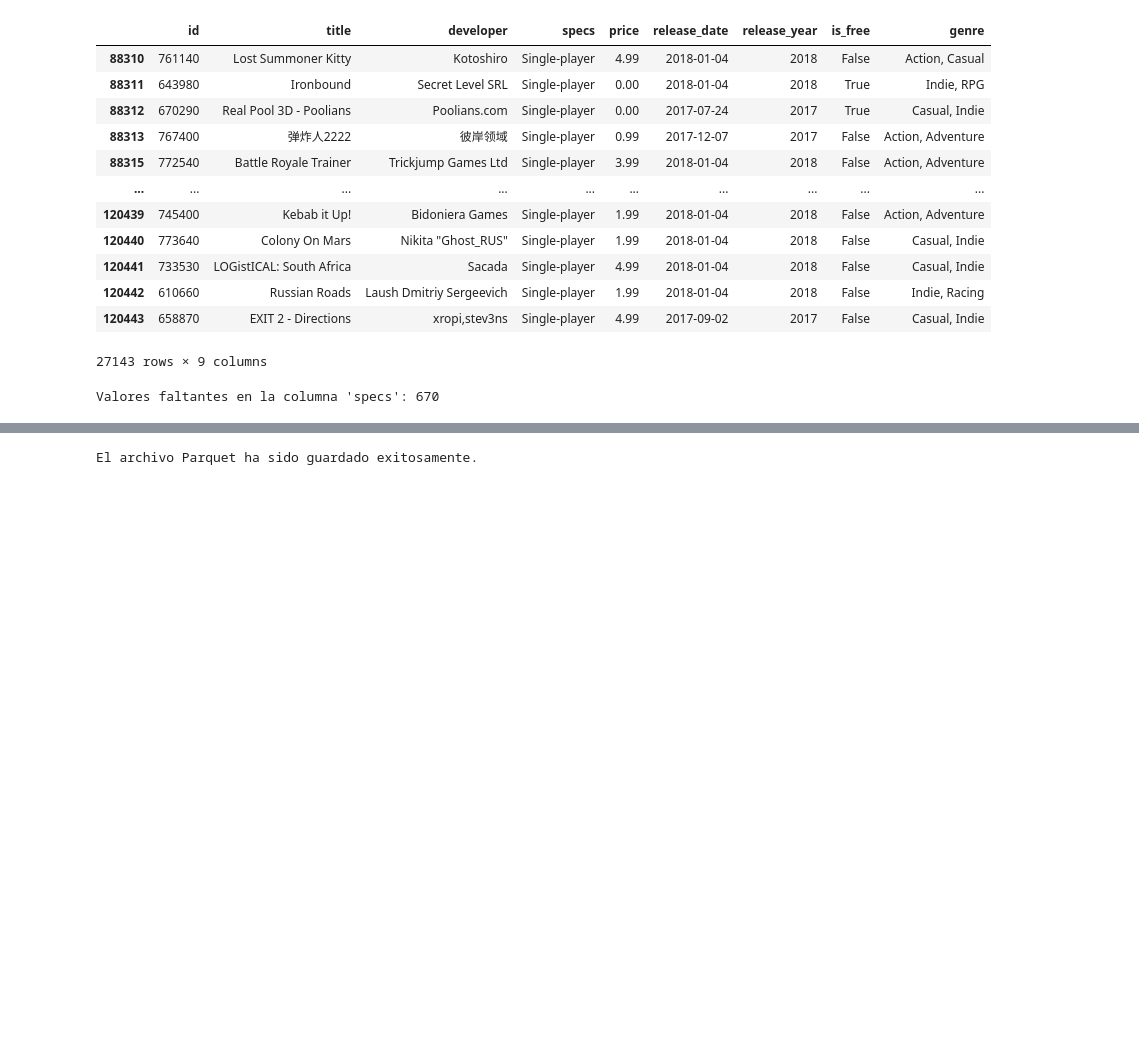
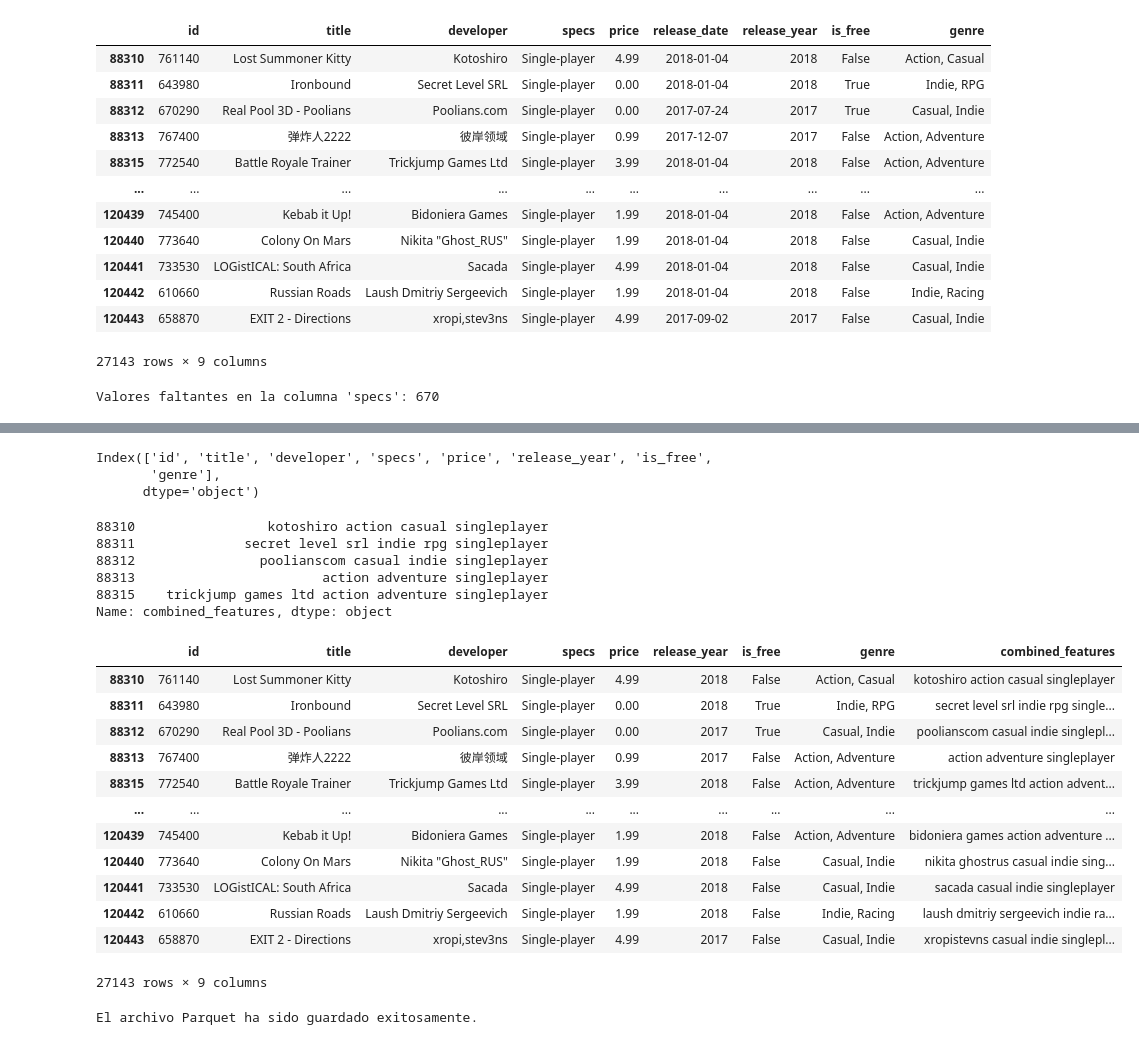
Before and after one commit to veraguillen/MachineLearning-STEAM, a Jupyter notebook: ETL/ETL steam_games.ipynb, the cells around one changed output, grey strips where cells are left out. Drawn from its saved outputs; the diff is of its cells as text; code cells hidden in the pictures; blank space fills up the shorter version.

```diff
--- a/ETL/ETL steam_games.ipynb
+++ b/ETL/ETL steam_games.ipynb
@@ -400,6 +407,61 @@ df_games_orden = df_games_orden.dropna(subset=['genre', 'specs', 'developer'])
 
 # Converimos a tipo string
 df_games_orden['developer'] = df_games_orden['developer'].astype(str)
+# %%
+print(df_games_orden.columns)
+# %% [output]
+Index(['id', 'title', 'developer', 'specs', 'price', 'release_year', 'is_free',
+       'genre'],
+      dtype='object')
+# %%
+import re  # Asegúrate de importar el módulo re
+import numpy as np
+
+# Suponiendo que df_games ya está definido y contiene las columnas necesarias
+
+def normalize_text(text):
+    if not isinstance(text, str):  # Verifica si es una cadena
+        return ''  # Retorna una cadena vacía si no es str
+    text = text.lower().strip()
+    text = re.sub(r'[^a-z\s]', '', text)  # Eliminar símbolos y signos
+    return text
+
+
+# 4. Crear la nueva columna 'combined_features'
+df_games_orden['combined_features'] = (
+    df_games_orden['developer'].apply(normalize_text) + ' ' +
+    df_games_orden['genre'].apply(normalize_text) + ' ' +
+    df_games_orden['specs'].apply(normalize_text)
+)
+
+# Asegúrate de que la columna se ha creado correctamente
+print(df_games_orden['combined_features'].head())
+
+# Eliminar filas con valores nulos en 'combined_features'
+df_games_orden = df_games_orden.dropna(subset=['combined_features'])
+# %% [output]
+88310                 kotoshiro action casual singleplayer
+88311              secret level srl indie rpg singleplayer
+88312                poolianscom casual indie singleplayer
+88313                        action adventure singleplayer
+88315    trickjump games ltd action adventure singleplayer
+Name: combined_features, dtype: object
+# %%
+df_games_orden
+# %% [output]
+|  | id | title | developer | specs | price | release_year | is_free | genre | combined_features |
+| 88310 | 761140 | Lost Summoner Kitty | Kotoshiro | Single-player | 4.99 | 2018 | False | Action, Casual | kotoshiro action casual singleplayer |
+| 88311 | 643980 | Ironbound | Secret Level SRL | Single-player | 0.00 | 2018 | True | Indie, RPG | secret level srl indie rpg single... |
+| 88312 | 670290 | Real Pool 3D - Poolians | Poolians.com | Single-player | 0.00 | 2017 | True | Casual, Indie | poolianscom casual indie singlepl... |
+| 88313 | 767400 | 弹炸人2222 | 彼岸领域 | Single-player | 0.99 | 2017 | False | Action, Adventure | action adventure singleplayer |
+| 88315 | 772540 | Battle Royale Trainer | Trickjump Games Ltd | Single-player | 3.99 | 2018 | False | Action, Adventure | trickjump games ltd action advent... |
+| ... | ... | ... | ... | ... | ... | ... | ... | ... | ... |
+| 120439 | 745400 | Kebab it Up! | Bidoniera Games | Single-player | 1.99 | 2018 | False | Action, Adventure | bidoniera games action adventure ... |
+| 120440 | 773640 | Colony On Mars | Nikita "Ghost_RUS" | Single-player | 1.99 | 2018 | False | Casual, Indie | nikita ghostrus casual indie sing... |
+| 120441 | 733530 | LOGistICAL: South Africa | Sacada | Single-player | 4.99 | 2018 | False | Casual, Indie | sacada casual indie singleplayer |
+| 120442 | 610660 | Russian Roads | Laush Dmitriy Sergeevich | Single-player | 1.99 | 2018 | False | Indie, Racing | laush dmitriy sergeevich indie ra... |
+| 120443 | 658870 | EXIT 2 - Directions | xropi,stev3ns | Single-player | 4.99 | 2017 | False | Casual, Indie | xropistevns casual indie singlepl... |
+27143 rows × 9 columns
 # %%
 
 # Guardamos el dataframe en un archivo Parquet
```
Also changed, not shown: parts of 9 cells of this notebook, 6 other files.
